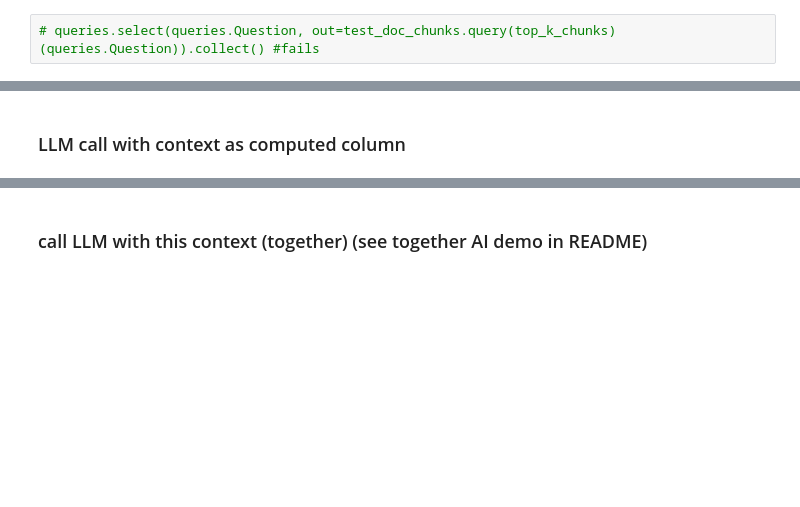
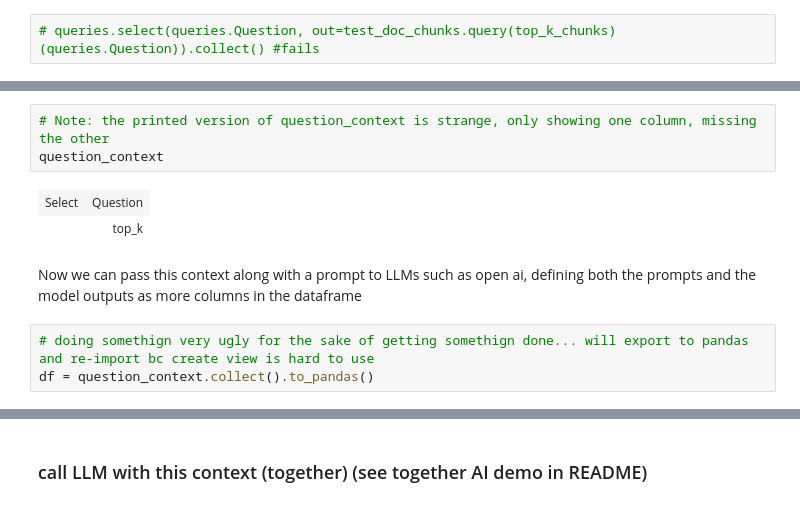
Before and after one commit to orm011/pixeltable, a Jupyter notebook: docs/tutorials/document-demo-anm.ipynb, the cells around one changed output, grey strips where cells are left out. Saved outputs shown, nothing was run; the diff lists cells and outputs as text; blank space fills up the shorter version.

```diff
--- a/docs/tutorials/document-demo-anm.ipynb
+++ b/docs/tutorials/document-demo-anm.ipynb
@@ -317,2 +299,11 @@ queries.select(queries.Question, top_k=doc_chunks.query(top_k_chunks)(queries.Qu
-# %% [markdown]
-### LLM call with context as computed column
+# %%
+# Note: the printed version of question_context is strange, only showing one column, missing the other
+question_context
+# %% [output]
+| Select | Question |
+|  | top_k |
+# %% [markdown]
+Now we can pass this context along with a prompt to LLMs such as open ai, defining both the prompts and the model outputs as more columns in the dataframe
+# %%
+# doing somethign very ugly for the sake of getting somethign done... will export to pandas and re-import bc create view is hard to use
+df = question_context.collect().to_pandas()
```
Also changed, not shown: parts of 11 cells of this notebook.
